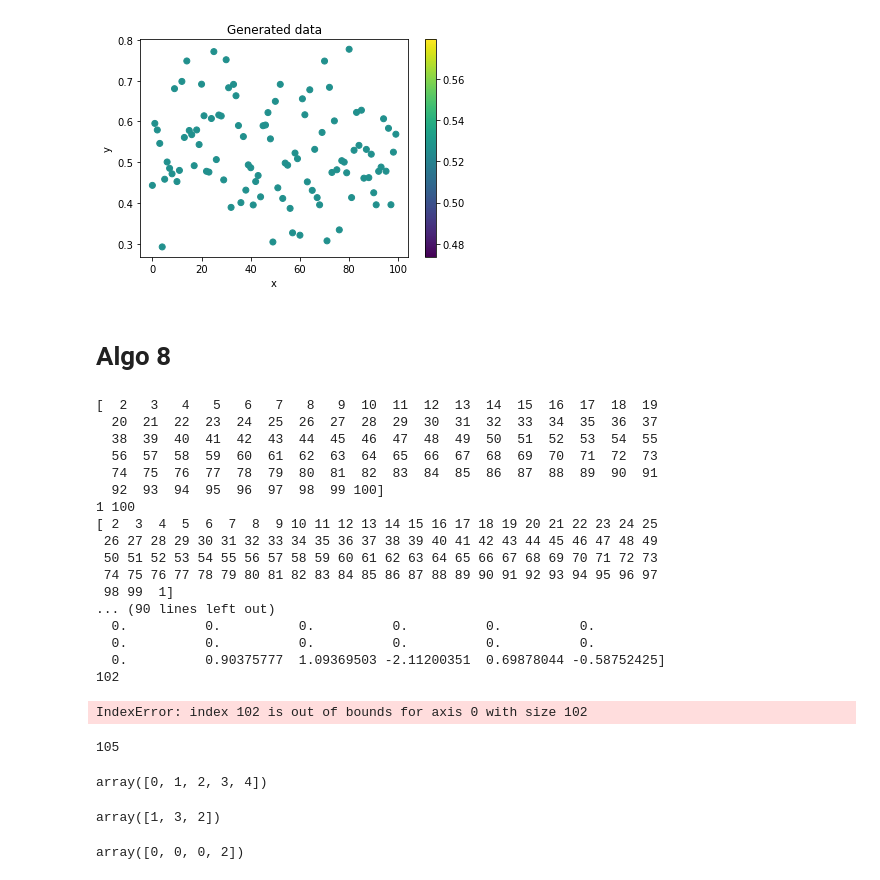
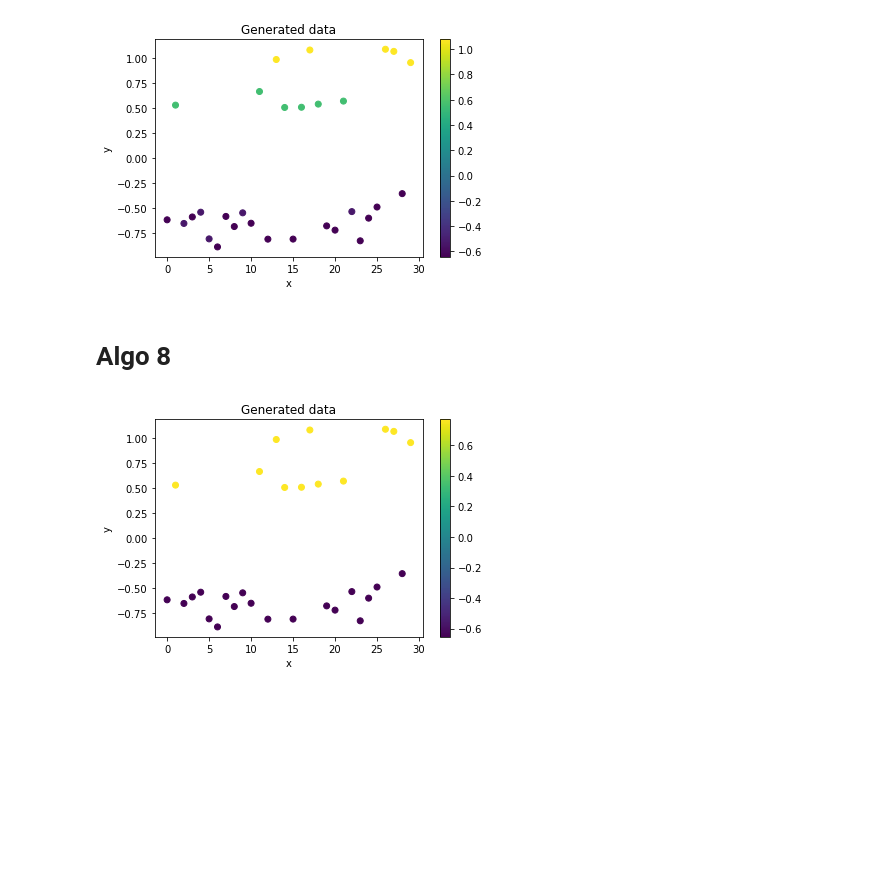
Before and after one commit to MariusAlonso/MVA-PGM-Sampling-Methods-DP-Mixture-Models, a Jupyter notebook: algo8.ipynb, the cells around one changed output. Drawn from its saved outputs; the diff is of its cells as text; code cells hidden in the pictures; blank space fills up the shorter version.

```diff
--- a/algo8.ipynb
+++ b/algo8.ipynb
@@ -23,21 +23,21 @@ def DP_sampler(n, alpha):
     return thetas
 # %%
 # Generate data
-n = 100
+n = 30
 alpha = 0.3
 thetas = DP_sampler(n, alpha)
 y = np.array([f_sampler(theta) for theta in thetas])
 
 # Plot data
 plt.figure()
 plt.scatter(np.arange(n), y, c=thetas)
 plt.title("Generated data")
 plt.xlabel("x")
 plt.ylabel("y")
 plt.colorbar()
 plt.show()
 # %% [output]
-[figure, old version]
+[figure, new version]
 # %% [markdown]
 # Algo 8
 # %%
@@ -84,5 +81,5 @@ def algo_8(y, N, alpha, m):
 # %%
-N = 100
+N = 50
 alpha = 0.25
 m = 5
 
@@ -90,36 +87,11 @@ c, phi = algo_8(y, N, alpha, m)
 
 # plot y coloured by theta
 plt.figure()
-plt.scatter(np.arange(n), y, c=c)
+plt.scatter(np.arange(n), y, c=phi[c - 1])
 plt.title("Generated data")
 plt.xlabel("x")
 plt.ylabel("y")
 plt.colorbar()
 plt.show()
 # %% [output]
-[  2   3   4   5   6   7   8   9  10  11  12  13  14  15  16  17  18  19
-  20  21  22  23  24  25  26  27  28  29  30  31  32  33  34  35  36  37
-  38  39  40  41  42  43  44  45  46  47  48  49  50  51  52  53  54  55
-  56  57  58  59  60  61  62  63  64  65  66  67  68  69  70  71  72  73
-  74  75  76  77  78  79  80  81  82  83  84  85  86  87  88  89  90  91
-  92  93  94  95  96  97  98  99 100]
-1 100
-[ 2  3  4  5  6  7  8  9 10 11 12 13 14 15 16 17 18 19 20 21 22 23 24 25
- 26 27 28 29 30 31 32 33 34 35 36 37 38 39 40 41 42 43 44 45 46 47 48 49
- 50 51 52 53 54 55 56 57 58 59 60 61 62 63 64 65 66 67 68 69 70 71 72 73
- 74 75 76 77 78 79 80 81 82 83 84 85 86 87 88 89 90 91 92 93 94 95 96 97
- 98 99  1]
-... (90 lines left out)
-  0.          0.          0.          0.          0.          0.
-  0.          0.          0.          0.          0.          0.
-  0.          0.90375777  1.09369503 -2.11200351  0.69878044 -0.58752425]
-102
-IndexError: index 102 is out of bounds for axis 0 with size 102
+[figure, added]
-# %%
-phi
-# %% [output]
-105
-# %%
-np.unique(c)
-# %% [output]
-array([0, 1, 2, 3, 4])
@@ -130,10 +97,0 @@ max = np.max(a)
-# %%
-a[a == max] = 2
-a
-# %% [output]
-array([1, 3, 2])
-# %%
-b[2] = b[np.argmax(a)]
-b
-# %% [output]
-array([0, 0, 0, 2])
```
Also changed, not shown: parts of 5 cells of this notebook.
